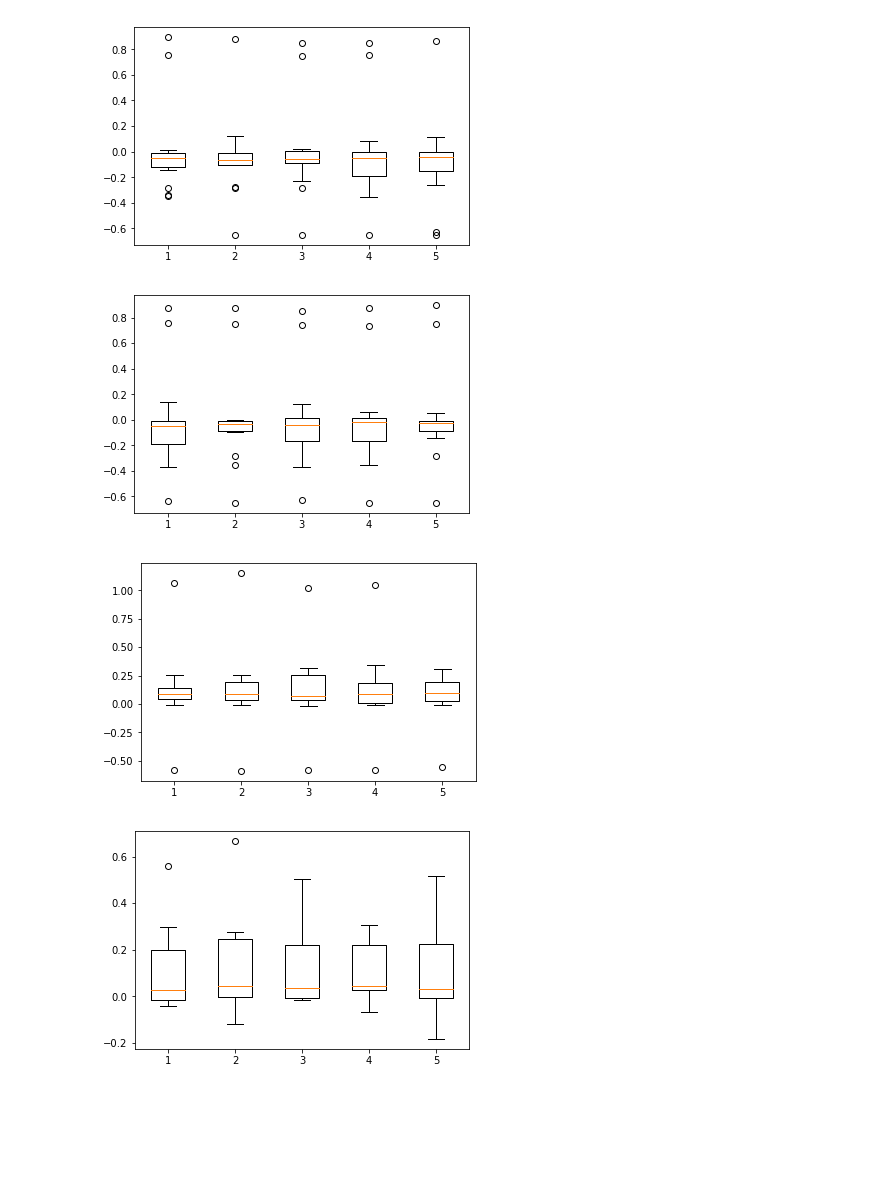
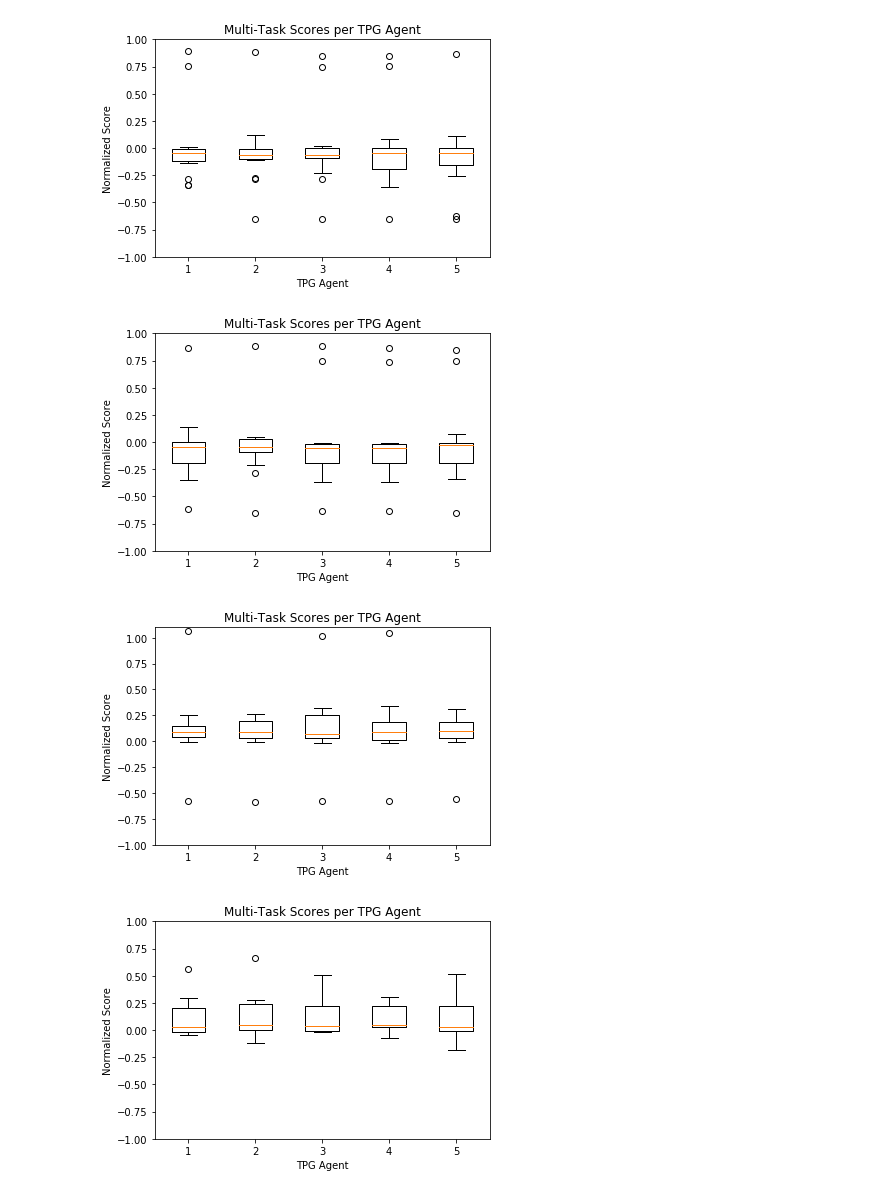
Before and after one commit to Ryan-Amaral/general-game-playing-tpg, a Jupyter notebook: champion-scores/champion-scores.ipynb, the cells around one changed output. Drawn from its saved outputs; the diff is of its cells as text; code cells hidden in the pictures; blank space fills up the shorter version.

Commit message:
made new visuals

```diff
--- a/champion-scores/champion-scores.ipynb
+++ b/champion-scores/champion-scores.ipynb
@@ -29,29 +29,33 @@ soloTpgScores = {
 # %%
 df = pd.read_csv('15-shrink-novir.txt')
 
 # scores distributions normalized to random and solo tpg
 df = df[df.tpgGen==120]
 
 df.head()
 
 scoreDists = []
 for i in range(len(df)):
     scoreDists.append([])
     for j in range(4,19):
         scoreDists[i].append(
             ((df.iloc[i,j] - soloRandomScores[df.columns[j][5:]]) /
              (soloTpgScores[df.columns[j][5:]] -
                   soloRandomScores[df.columns[j][5:]])).tolist())
 
 plt.boxplot(scoreDists)
+plt.ylim(-1,1)
+plt.title('Multi-Task Scores per TPG Agent')
+plt.xlabel('TPG Agent')
+plt.ylabel('Normalized Score')
 plt.show()
 # %% [output]
-[figure, old version]
+[figure, new version]
 # %%
 df = pd.read_csv('15-shrink-vir.txt')
 
 # scores distributions normalized to random and solo tpg
-df = df[df.tpgGen==300]
+df = df[df.tpgGen==120]
 
 scoreDists = []
 for i in range(len(df)):
@@ -63,9 +67,13 @@ for i in range(len(df)):
                   soloRandomScores[df.columns[j][5:]])).tolist())
 
 plt.boxplot(scoreDists)
+plt.ylim(-1,1)
+plt.title('Multi-Task Scores per TPG Agent')
+plt.xlabel('TPG Agent')
+plt.ylabel('Normalized Score')
 plt.show()
 # %% [output]
-[figure, old version]
+[figure, new version]
 # %%
 df = pd.read_csv('8-all-at-once.txt')
 
@@ -82,9 +90,13 @@ for i in range(len(df)):
                   soloRandomScores[df.columns[j][5:]])).tolist())
 
 plt.boxplot(scoreDists)
+plt.ylim(-1,1.1)
+plt.title('Multi-Task Scores per TPG Agent')
+plt.xlabel('TPG Agent')
+plt.ylabel('Normalized Score')
 plt.show()
 # %% [output]
-[figure, old version]
+[figure, new version]
 # %%
 df = pd.read_csv('8-all-at-once-window-2.txt')
 
@@ -101,9 +113,13 @@ for i in range(len(df)):
                   soloRandomScores[df.columns[j][5:]])).tolist())
 
 plt.boxplot(scoreDists)
+plt.ylim(-1,1)
+plt.title('Multi-Task Scores per TPG Agent')
+plt.xlabel('TPG Agent')
+plt.ylabel('Normalized Score')
 plt.show()
 # %% [output]
-[figure, old version]
+[figure, new version]
 # %%
 df = pd.read_csv('8-all-at-once-window-4.txt')
 
```
Also changed, not shown: parts of 3 cells of this notebook, 2 other files.
